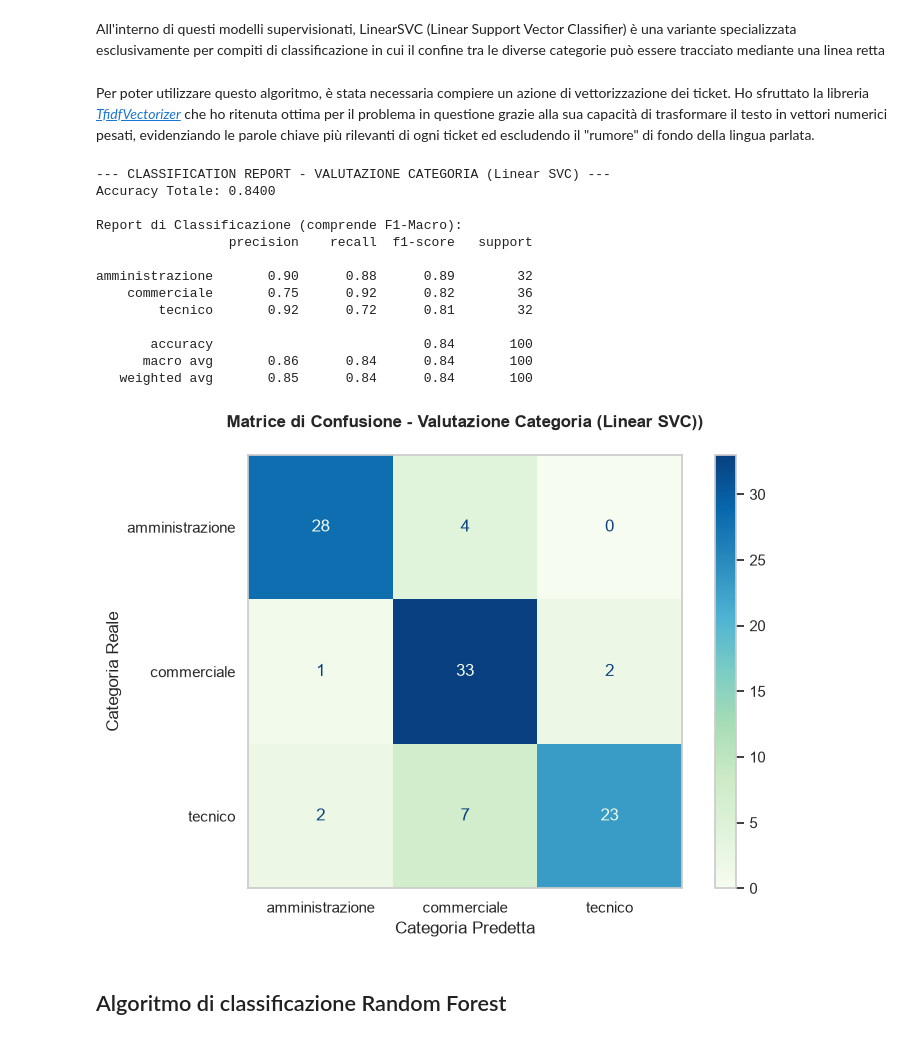
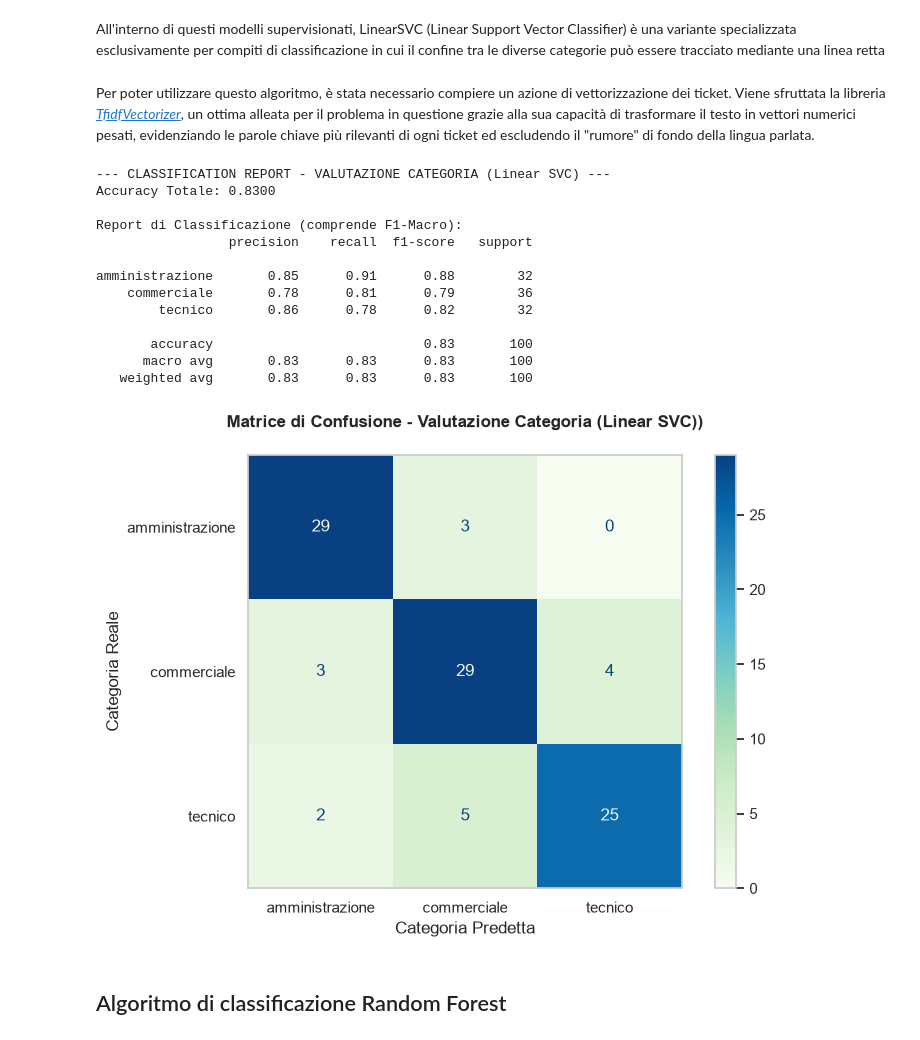
Before and after one commit to gabrieleStagnitta/Project-Work, a Jupyter notebook: 03_Pipeline_Machine_Learning.ipynb, the cells around one changed output. Saved outputs shown, nothing was run; the diff lists cells and outputs as text; code cells hidden in the pictures.

```diff
--- a/03_Pipeline_Machine_Learning.ipynb
+++ b/03_Pipeline_Machine_Learning.ipynb
@@ -321,12 +343,14 @@ Citando Wikipedia:
 # %% [markdown]
 All'interno di questi modelli supervisionati, LinearSVC (Linear Support Vector Classifier) è una variante specializzata esclusivamente per compiti di classificazione in cui il confine tra le diverse categorie può essere tracciato mediante una linea retta
 # %% [markdown]
-Per poter utilizzare questo algoritmo, è stata necessaria compiere un azione di vettorizzazione dei ticket. Ho sfruttato la libreria [*TfidfVectorizer*](https://scikit-learn.org/stable/modules/generated/sklearn.feature_extraction.text.TfidfVectorizer.html) che ho ritenuta ottima per il problema in questione grazie alla sua capacità di trasformare il testo in vettori numerici pesati, evidenziando le parole chiave più rilevanti di ogni ticket ed escludendo il "rumore" di fondo della lingua parlata.
+Per poter utilizzare questo algoritmo, è stata necessario compiere un azione di vettorizzazione dei ticket. Viene sfruttata la libreria [*TfidfVectorizer*](https://scikit-learn.org/stable/modules/generated/sklearn.feature_extraction.text.TfidfVectorizer.html), un ottima alleata per il problema in questione grazie alla sua capacità di trasformare il testo in vettori numerici pesati, evidenziando le parole chiave più rilevanti di ogni ticket ed escludendo il "rumore" di fondo della lingua parlata.
 # %%
 from sklearn.model_selection import train_test_split
 from sklearn.feature_extraction.text import TfidfVectorizer
 from sklearn.svm import LinearSVC
 from sklearn.metrics import accuracy_score, classification_report
+import matplotlib.pyplot as plt
+from sklearn.metrics import confusion_matrix, ConfusionMatrixDisplay
 
 #definisco le Feature (X) e il Target (y) => non uso df['token'] perché TF-IDF effettua naturalmente una tokenizzazione
 X = df['ticket_completo']
@@ -339,68 +363,63 @@ X_train, X_test, y_train, y_test = train_test_split(
     random_state=42,
     stratify=y
 )
-
+stop_italiane = ['di', 'a', 'da', 'in', 'con', 'su', 'per', 'tra', 'fra', 'il', 'lo', 'la', 'i', 'gli', 'le', 'un', 'uno', 'una', 'ho', 'non', 'e', 'del', 'della', 'dei', 'delle']
 #estrazione delle Feature con TF-IDF
 vectorizer_categoria = TfidfVectorizer(
     sublinear_tf=True,
     min_df=5,
     ngram_range=(1, 2),
-    stop_words=None #inserendo le stopword italiane con nltk il risultato peggiora
+    stop_words=stop_italiane #inserendo le stopword italiane la precisione tende ad abbassarsi leggermente
 )
 
 #calcola il TF-IDF sui dati di Train e lo applichiamo al Test
 X_train_tfidf = vectorizer_categoria.fit_transform(X_train)
 X_test_tfidf = vectorizer_categoria.transform(X_test)
 
 #addestramento del Modello (LinearSVC)
 modello_categoria = LinearSVC(random_state=42, dual=False)
 modello_categoria.fit(X_train_tfidf, y_train)
 
 #predizione e Valutazione Base
 y_pred = modello_categoria.predict(X_test_tfidf)
 
 print("--- CLASSIFICATION REPORT - VALUTAZIONE CATEGORIA (Linear SVC) ---")
 print(f"Accuracy Totale: {accuracy_score(y_test, y_pred):.4f}\n")
 print("Report di Classificazione (comprende F1-Macro):")
 print(classification_report(y_test, y_pred))
+
+#matrice di confusione
+cm = confusion_matrix(y_test, y_pred, labels=modello_categoria.classes_)
+
+#visualizzazione grafica
+fig, ax = plt.subplots(figsize=(8, 6),)
+disp = ConfusionMatrixDisplay(confusion_matrix=cm, display_labels=modello_categoria.classes_)
+
+disp.plot(cmap='GnBu', ax=ax, values_format='d')
+
+#titoli formali
+ax.set_title('Matrice di Confusione - Valutazione Categoria (Linear SVC))', fontsize=12, pad=20,fontweight='bold')
+ax.grid(False)
+ax.set_xlabel('Categoria Predetta', fontsize=12)
+ax.set_ylabel('Categoria Reale', fontsize=12)
+
+plt.tight_layout(rect=[0, 0, 1, 0.93])
+plt.show()
 # %% [output]
 --- CLASSIFICATION REPORT - VALUTAZIONE CATEGORIA (Linear SVC) ---
-Accuracy Totale: 0.8400
+Accuracy Totale: 0.8300
 
 Report di Classificazione (comprende F1-Macro):
                  precision    recall  f1-score   support
 
-amministrazione       0.90      0.88      0.89        32
-    commerciale       0.75      0.92      0.82        36
-        tecnico       0.92      0.72      0.81        32
+amministrazione       0.85      0.91      0.88        32
+    commerciale       0.78      0.81      0.79        36
+        tecnico       0.86      0.78      0.82        32
 
-       accuracy                           0.84       100
-      macro avg       0.86      0.84      0.84       100
-   weighted avg       0.85      0.84      0.84       100
+       accuracy                           0.83       100
+      macro avg       0.83      0.83      0.83       100
+   weighted avg       0.83      0.83      0.83       100
+[figure, added]
-# %%
-import matplotlib.pyplot as plt
-from sklearn.metrics import confusion_matrix, ConfusionMatrixDisplay
-import matplotlib.patheffects as path_effects
-
-#matrice di confusione
-cm = confusion_matrix(y_test, y_pred, labels=modello_categoria.classes_)
-
-#visualizzazione grafica
-fig, ax = plt.subplots(figsize=(8, 6),)
-disp = ConfusionMatrixDisplay(confusion_matrix=cm, display_labels=modello_categoria.classes_)
-
-disp.plot(cmap='GnBu', ax=ax, values_format='d')
-
-#titoli formali
-ax.set_title('Matrice di Confusione - Valutazione Categoria (Linear SVC))', fontsize=12, pad=20,fontweight='bold')
-ax.grid(False)
-ax.set_xlabel('Categoria Predetta', fontsize=12)
-ax.set_ylabel('Categoria Reale', fontsize=12)
-
-plt.tight_layout(rect=[0, 0, 1, 0.93])
-plt.show()
-# %% [output]
-[figure, removed]
 # %% [markdown]
 ## Algoritmo di classificazione Random Forest
 # %% [markdown]
```
Also changed, not shown: parts of 46 cells of this notebook, 11 other files.
